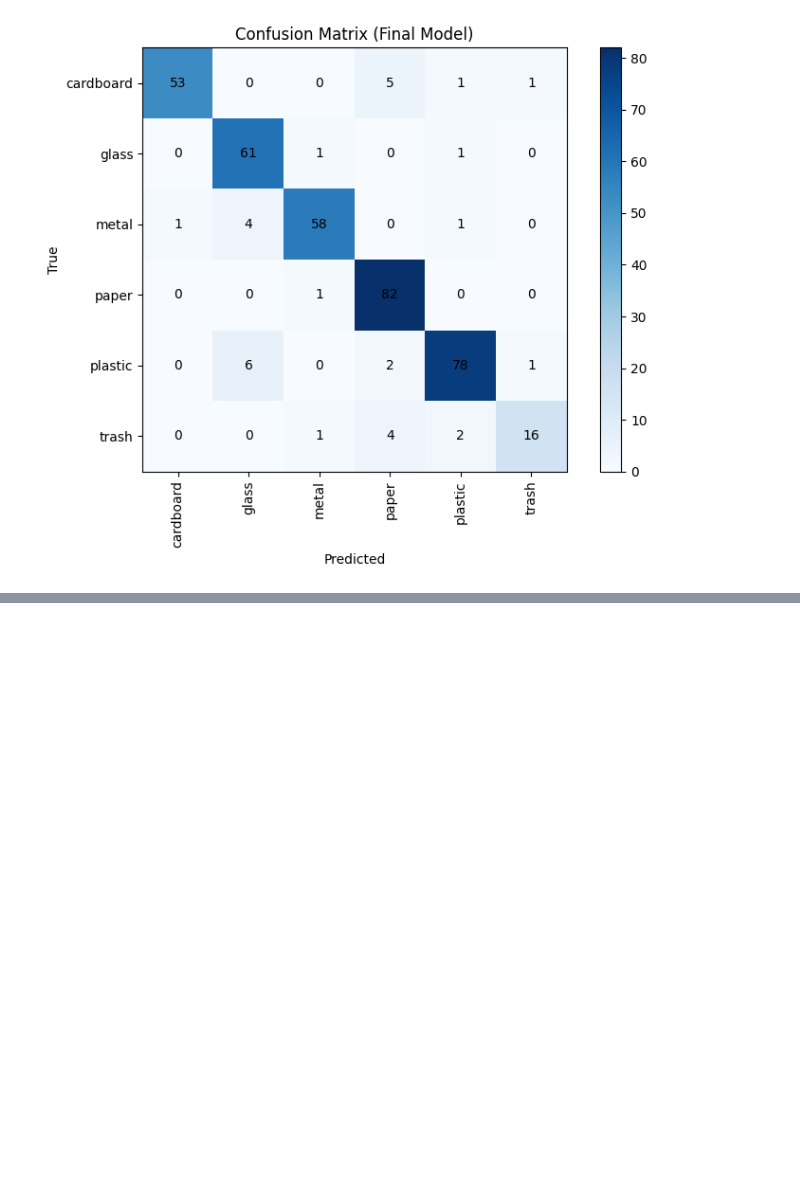
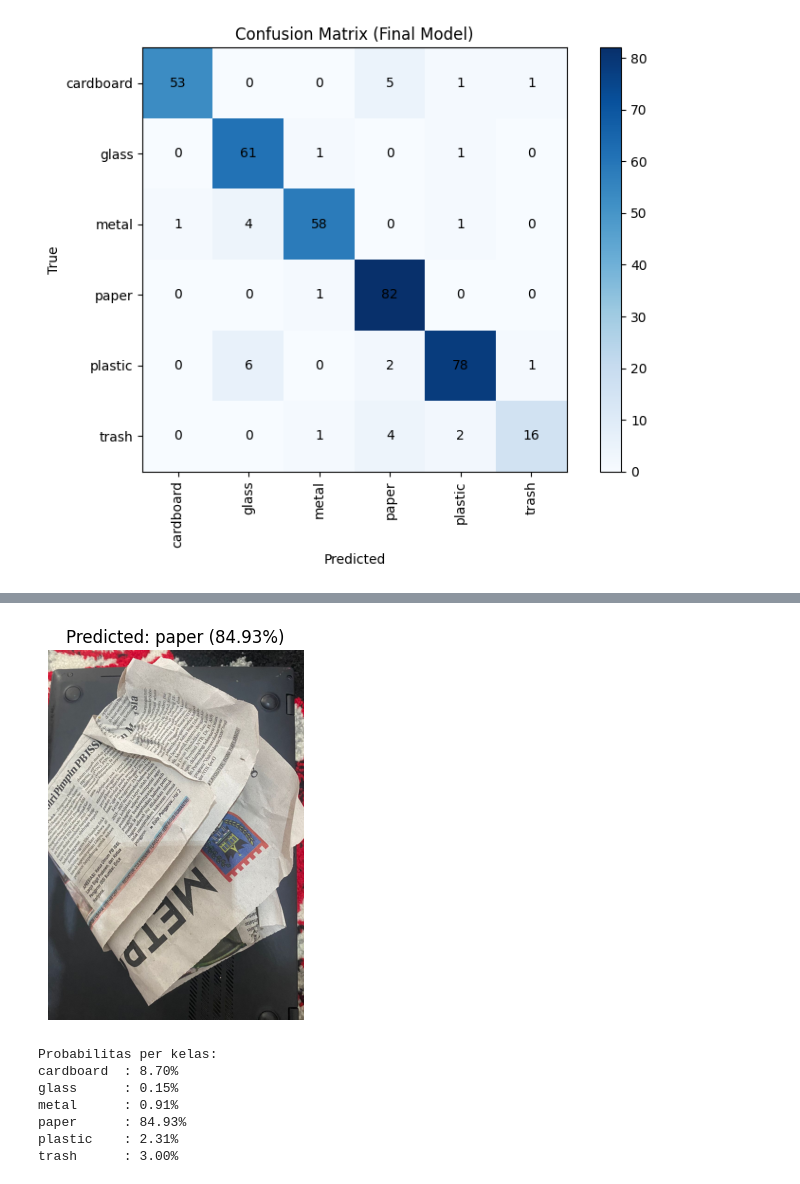
Before and after one commit to WahyuKhairi06/JaringanSyarafTiruan_WahyuKhairi_2311531009, a Jupyter notebook: JST_NEW.ipynb, the cells around one changed output, grey strips where cells are left out. Drawn from its saved outputs; the diff is of its cells as text; code cells hidden in the pictures; blank space fills up the shorter version.

```diff
--- a/JST_NEW.ipynb
+++ b/JST_NEW.ipynb
@@ -876,0 +918,11 @@ trash      : 82.36%
+# %%
+predict_image("/content/2.jpg")
+# %% [output]
+[figure, added]
+Probabilitas per kelas:
+cardboard  : 8.70%
+glass      : 0.15%
+metal      : 0.91%
+paper      : 84.93%
+plastic    : 2.31%
+trash      : 3.00%
```
Also changed, not shown: parts of 8 cells of this notebook.
